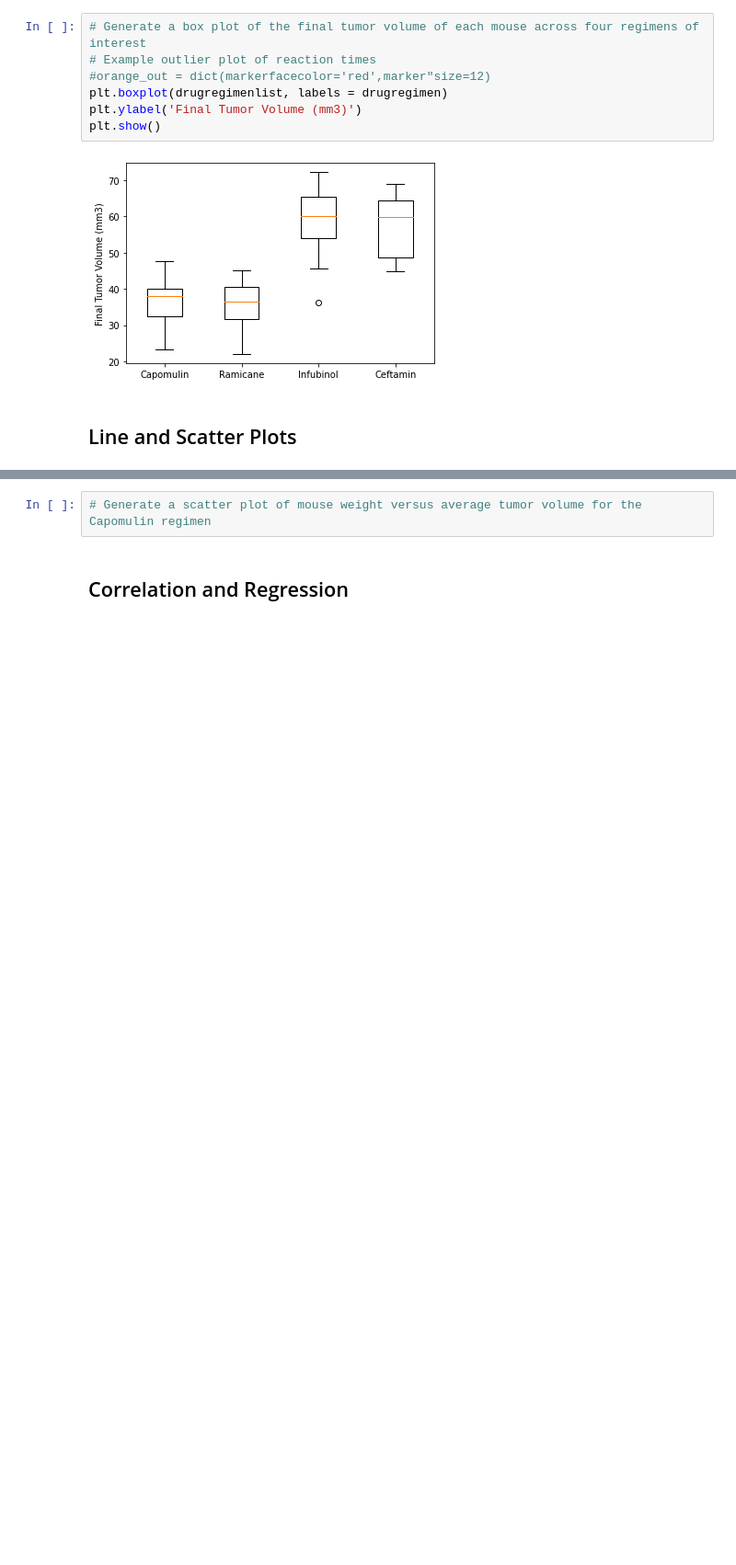
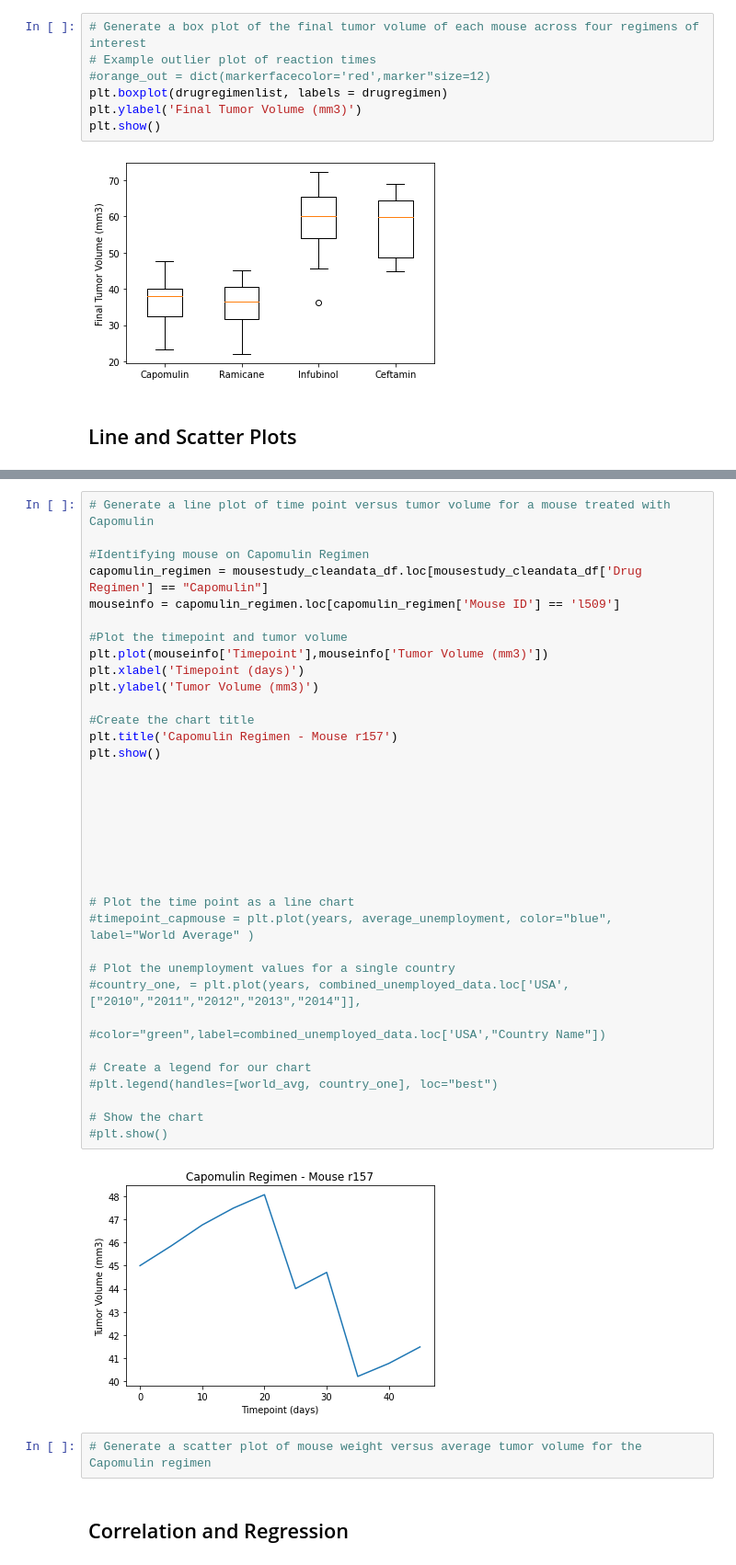
Before and after one commit to awinston8089/matplotlibchallenge, a Jupyter notebook: Instructions/Pymaceuticals/pymaceuticals_starter.ipynb, the cells around one changed output, grey strips where cells are left out. Shown at 92% size. Drawn from its saved outputs; the diff is of its cells as text; blank space fills up the shorter version.

```diff
--- a/Instructions/Pymaceuticals/pymaceuticals_starter.ipynb
+++ b/Instructions/Pymaceuticals/pymaceuticals_starter.ipynb
@@ -284,3 +298,40 @@ plt.show()
+# %%
+# Generate a line plot of time point versus tumor volume for a mouse treated with Capomulin
+
+#Identifying mouse on Capomulin Regimen
+capomulin_regimen = mousestudy_cleandata_df.loc[mousestudy_cleandata_df['Drug Regimen'] == "Capomulin"]
+mouseinfo = capomulin_regimen.loc[capomulin_regimen['Mouse ID'] == 'l509']
+
+#Plot the timepoint and tumor volume
+plt.plot(mouseinfo['Timepoint'],mouseinfo['Tumor Volume (mm3)'])
+plt.xlabel('Timepoint (days)')
+plt.ylabel('Tumor Volume (mm3)')
+
+#Create the chart title
+plt.title('Capomulin Regimen - Mouse r157')
+plt.show()
+
+
+
+
+
+
+
+
+# Plot the time point as a line chart
+#timepoint_capmouse = plt.plot(years, average_unemployment, color="blue", label="World Average" )
+
+# Plot the unemployment values for a single country
+#country_one, = plt.plot(years, combined_unemployed_data.loc['USA',["2010","2011","2012","2013","2014"]],
+                        #color="green",label=combined_unemployed_data.loc['USA',"Country Name"])
+
+# Create a legend for our chart
+#plt.legend(handles=[world_avg, country_one], loc="best")
+
+# Show the chart
+#plt.show()
+# %% [output]
+[figure, added]
 # %%
 # Generate a scatter plot of mouse weight versus average tumor volume for the Capomulin regimen
 # %% [markdown]
```
Also changed, not shown: parts of 3 cells of this notebook.
